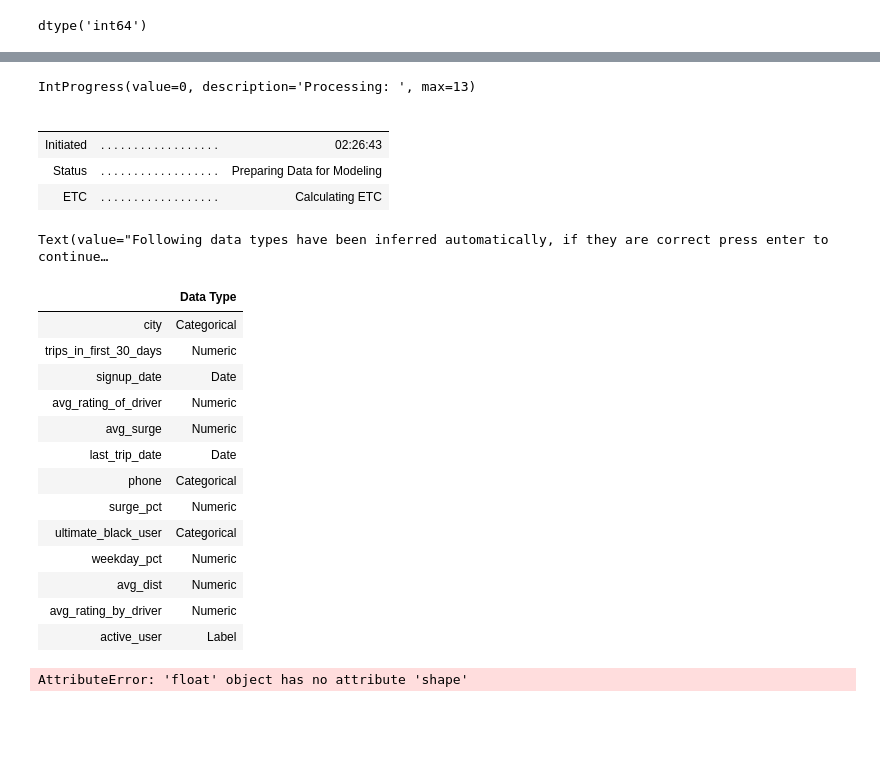
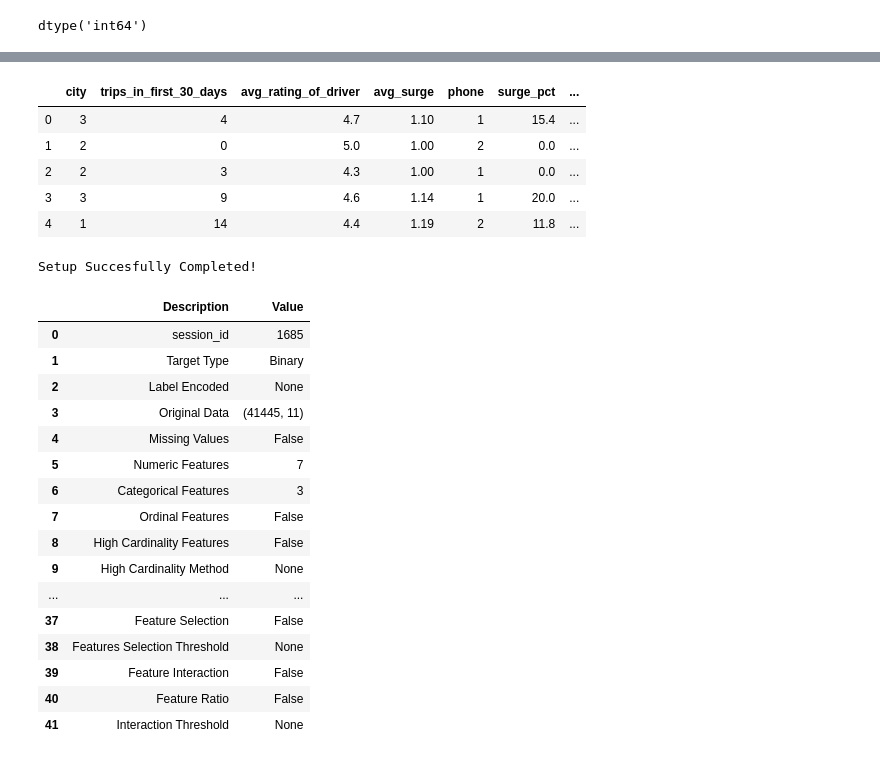
Before and after one commit to ksurasura/DS-Projects, a Jupyter notebook: Take-Home Challenge - Ultimate Technologies Inc.ipynb, the cells around one changed output, grey strips where cells are left out. Saved outputs shown, nothing was run; the diff lists cells and outputs as text; code cells hidden in the pictures; blank space fills up the shorter version.

```diff
--- a/Take-Home Challenge - Ultimate Technologies Inc.ipynb
+++ b/Take-Home Challenge - Ultimate Technologies Inc.ipynb
@@ -260,26 +278,45 @@ dtype('int64')
+# %%
+# Convert cities
+cities = {'Winterfell': 1, 'Astapor': 2, "King's Landing": 3}
+df2['city'] = df2['city'].map(lambda x: cities[x])
+
+# Convert phones
+phones = {"iPhone": 1, "Android": 2}
+df2['phone'] = df2['phone'].map(lambda i: phones[i] if i is not None else 0)
+
+# Convert ultimate black status
+
+df2['ultimate_black_user'] = df2['ultimate_black_user'].map(lambda b: 1 if b == True else 0)
+# %%
+df2.drop(['last_trip_date', 'signup_date'], inplace=True, axis=1)
+# %%
+df2.head()
+# %% [output]
+|  | city | trips_in_first_30_days | avg_rating_of_driver | avg_surge | phone | surge_pct | ... |
+| 0 | 3 | 4 | 4.7 | 1.10 | 1 | 15.4 | ... |
+| 1 | 2 | 0 | 5.0 | 1.00 | 2 | 0.0 | ... |
+| 2 | 2 | 3 | 4.3 | 1.00 | 1 | 0.0 | ... |
+| 3 | 3 | 9 | 4.6 | 1.14 | 1 | 20.0 | ... |
+| 4 | 1 | 14 | 4.4 | 1.19 | 2 | 11.8 | ... |
 # %%
-exp1 = setup(data = df2, target = 'active_user')
+exp1_float = setup(data = df2, target = 'active_user')
 # %% [output]
-IntProgress(value=0, description='Processing: ', max=13)
+Setup Succesfully Completed!
-|  |  |  |
-|  |  |  |
-| Initiated | . . . . . . . . . . . . . . . . . . | 02:26:43 |
-| Status | . . . . . . . . . . . . . . . . . . | Preparing Data for Modeling |
-| ETC | . . . . . . . . . . . . . . . . . . | Calculating ETC |
+|  | Description | Value |
+| 0 | session_id | 1685 |
+| 1 | Target Type | Binary |
+| 2 | Label Encoded | None |
+| 3 | Original Data | (41445, 11) |
+| 4 | Missing Values | False |
+| 5 | Numeric Features | 7 |
+| 6 | Categorical Features | 3 |
+| 7 | Ordinal Features | False |
+| 8 | High Cardinality Features | False |
+| 9 | High Cardinality Method | None |
+| ... | ... | ... |
+| 37 | Feature Selection | False |
+| 38 | Features Selection Threshold | None |
+| 39 | Feature Interaction | False |
+| 40 | Feature Ratio | False |
+| 41 | Interaction Threshold | None |
-Text(value="Following data types have been inferred automatically, if they are correct press enter to continue…
-|  | Data Type |
-| city | Categorical |
-| trips_in_first_30_days | Numeric |
-| signup_date | Date |
-| avg_rating_of_driver | Numeric |
-| avg_surge | Numeric |
-| last_trip_date | Date |
-| phone | Categorical |
-| surge_pct | Numeric |
-| ultimate_black_user | Categorical |
-| weekday_pct | Numeric |
-| avg_dist | Numeric |
-| avg_rating_by_driver | Numeric |
-| active_user | Label |
-AttributeError: 'float' object has no attribute 'shape'
 # %%
```
Also changed, not shown: parts of 7 cells of this notebook.
